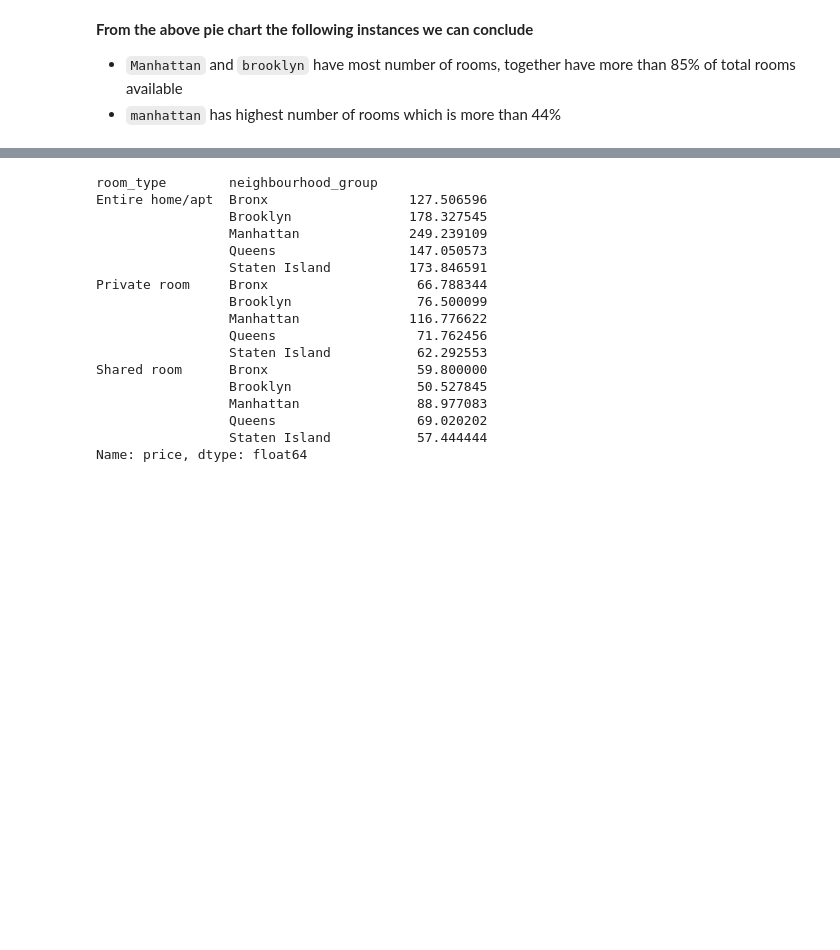
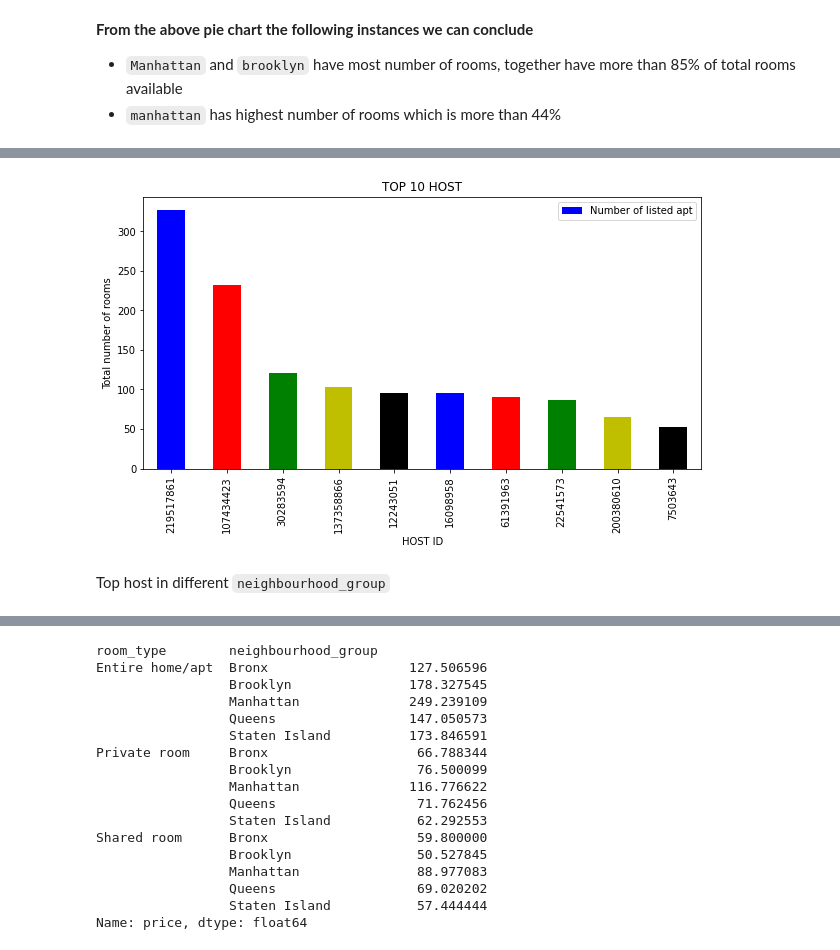
Before and after one commit to Rahul711sharma/AirBnb-Booking-Analysis, a Jupyter notebook: Airbnb_Bookings_Analysis_Capstone_Project.ipynb, the cells around one changed output, grey strips where cells are left out. Cells and saved outputs as stored; diff of their text form; code cells hidden in the pictures; blank space fills up the shorter version.

```diff
--- a/Airbnb_Bookings_Analysis_Capstone_Project.ipynb
+++ b/Airbnb_Bookings_Analysis_Capstone_Project.ipynb
@@ -215,3 +216,6 @@ plt.show()
 
 *   ``Manhattan`` and ``brooklyn`` have most number of rooms, together have more than 85% of total rooms available
 *   ``manhattan`` has highest number of rooms which is more than 44%
+# %%
+
+top_10_host = pd.DataFrame(df['host_id'].value_counts()).reset_index().rename(columns = {'index':"host_id", 'host_id':'Number of listed apt'}).head(10)
@@ -217,0 +238,13 @@ plt.show()
+# %%
+#top 10 host
+
+my_colors = list(islice(cycle(['b', 'r', 'g', 'y', 'k']), None, len(top_10_host)))
+top_10_host.plot.bar(x ='host_id', y = 'Number of listed apt', color =my_colors, figsize = (10,5))
+plt.xlabel("HOST ID")
+plt.ylabel("Total number of rooms")
+plt.title("TOP 10 HOST")
+plt.show()
+# %% [output]
+[figure, added]
+# %% [markdown]
+Top host in different ``neighbourhood_group``
```
Also changed, not shown: parts of 33 cells of this notebook.
